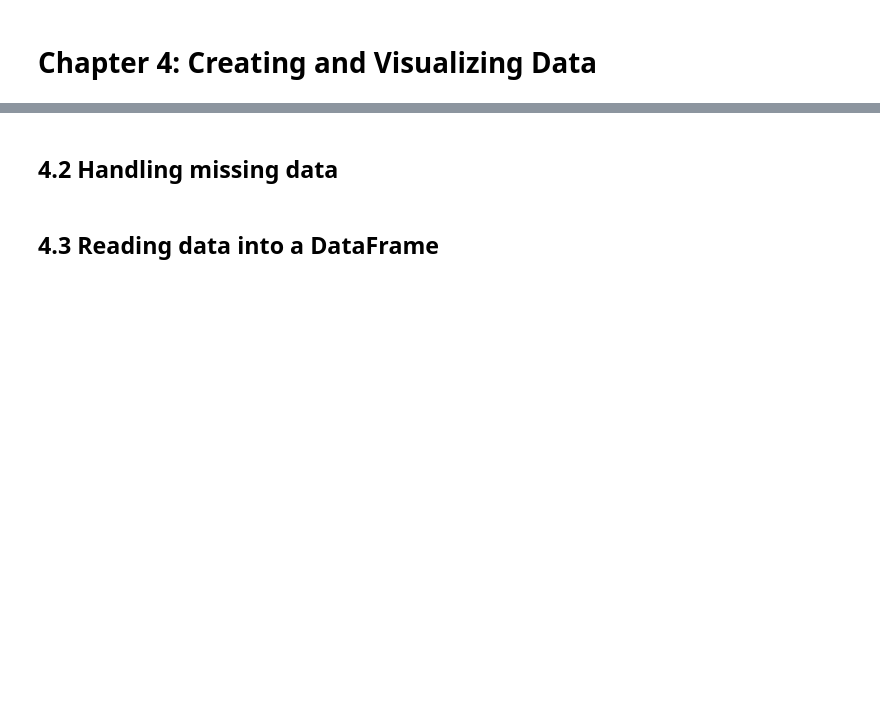
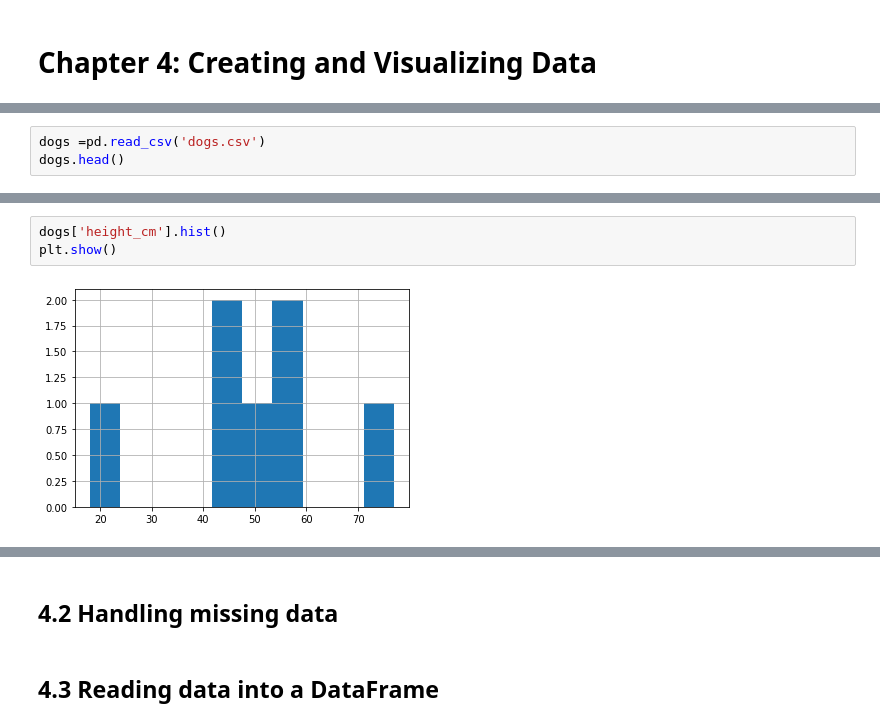
Before and after one commit to BeTKH/DataScieneinPython, a Jupyter notebook: 4. Data Manipulation with Panda.ipynb, the cells around one changed output, grey strips where cells are left out. Cells and saved outputs as stored; diff of their text form; blank space fills up the shorter version.

Commit message:
4. Data Manipulation with Panda
-Subsetting and indexing with pivot tables
- Data Viz
-Scatter Plot
- Hist
-Line Plot
-Layering
-more

```diff
--- a/4. Data Manipulation with Panda.ipynb
+++ b/4. Data Manipulation with Panda.ipynb
@@ -1563,0 +1675,3 @@ dbcis.iloc[2:6,1:4]
+# %%
+dogs =pd.read_csv('dogs.csv')
+dogs.head()
@@ -1563,0 +1685,5 @@ dbcis.iloc[2:6,1:4]
+# %%
+dogs['height_cm'].hist()
+plt.show()
+# %% [output]
+[figure, added]
```
Also changed, not shown: parts of 37 cells of this notebook.
